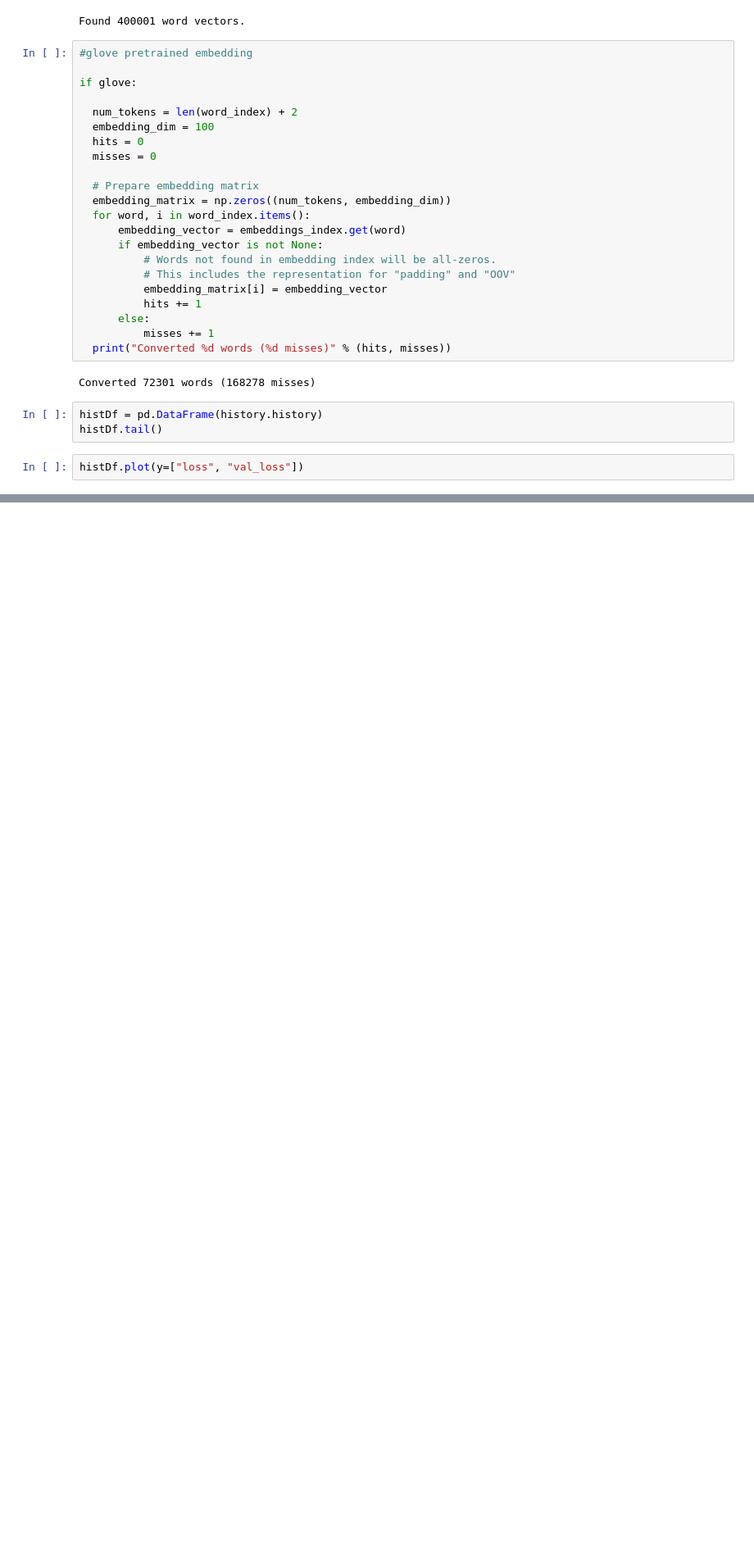
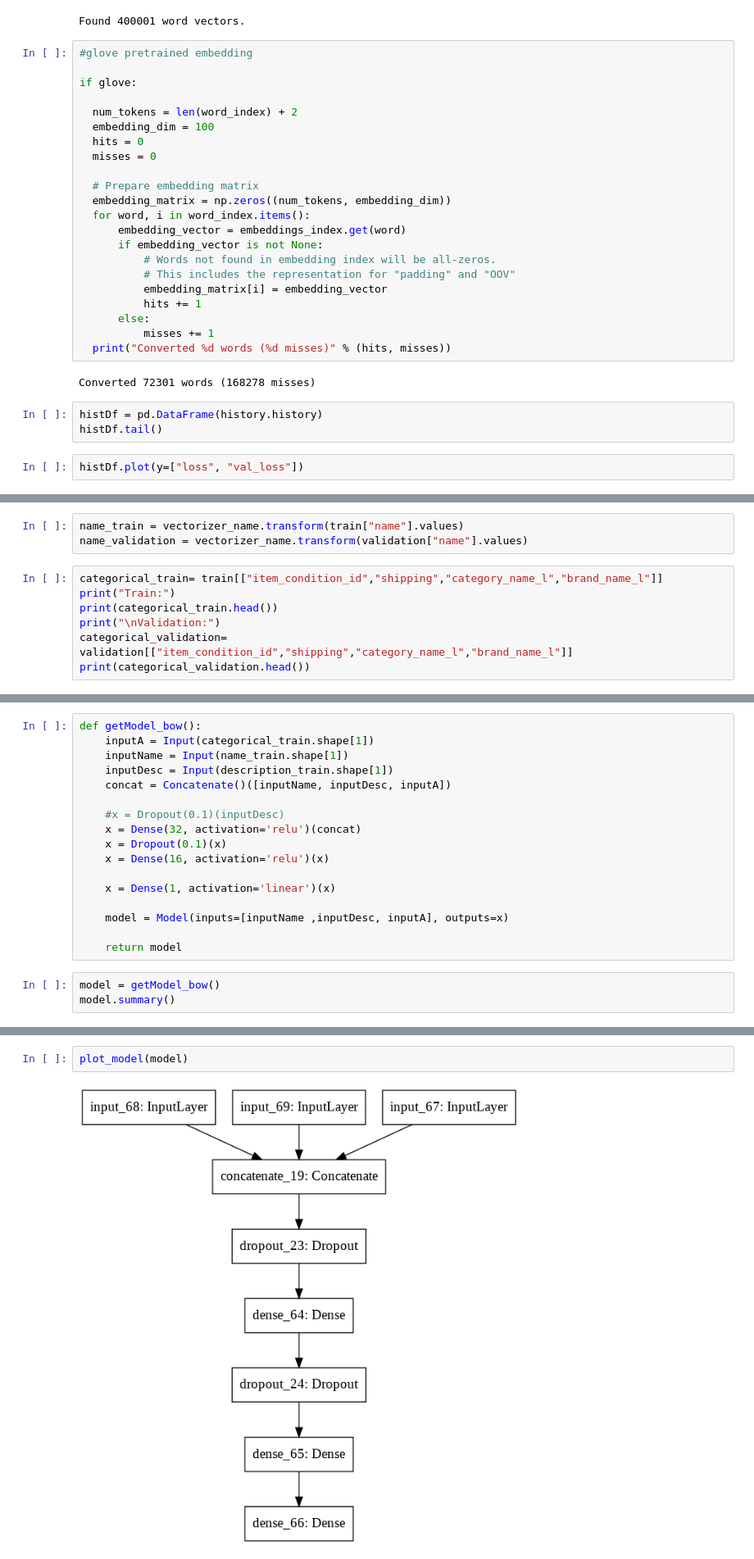
Before and after one commit to rpo19/MercariPriceSuggestionChallenge, a Jupyter notebook: MercariPrice1.ipynb, the cells around one changed output, grey strips where cells are left out. Shown at 82% size. Cells and saved outputs as stored; diff of their text form; blank space fills up the shorter version.

```diff
--- a/MercariPrice1.ipynb
+++ b/MercariPrice1.ipynb
@@ -859,0 +900,10 @@ histDf.plot(y=["loss", "val_loss"])
+# %%
+name_train = vectorizer_name.transform(train["name"].values)
+name_validation = vectorizer_name.transform(validation["name"].values)
+# %%
+categorical_train= train[["item_condition_id","shipping","category_name_l","brand_name_l"]]
+print("Train:")
+print(categorical_train.head())
+print("\nValidation:")
+categorical_validation= validation[["item_condition_id","shipping","category_name_l","brand_name_l"]]
+print(categorical_validation.head())
@@ -859,0 +929,20 @@ histDf.plot(y=["loss", "val_loss"])
+# %%
+def getModel_bow():
+    inputA = Input(categorical_train.shape[1])
+    inputName = Input(name_train.shape[1])
+    inputDesc = Input(description_train.shape[1])
+    concat = Concatenate()([inputName, inputDesc, inputA])
+
+    #x = Dropout(0.1)(inputDesc)
+    x = Dense(32, activation='relu')(concat)
+    x = Dropout(0.1)(x)
+    x = Dense(16, activation='relu')(x)
+
+    x = Dense(1, activation='linear')(x)
+
+    model = Model(inputs=[inputName ,inputDesc, inputA], outputs=x)
+
+    return model
+# %%
+model = getModel_bow()
+model.summary()
@@ -859,0 +967,4 @@ histDf.plot(y=["loss", "val_loss"])
+# %%
+plot_model(model)
+# %% [output]
+[figure, added]
```
Also changed, not shown: parts of 28 cells of this notebook.
